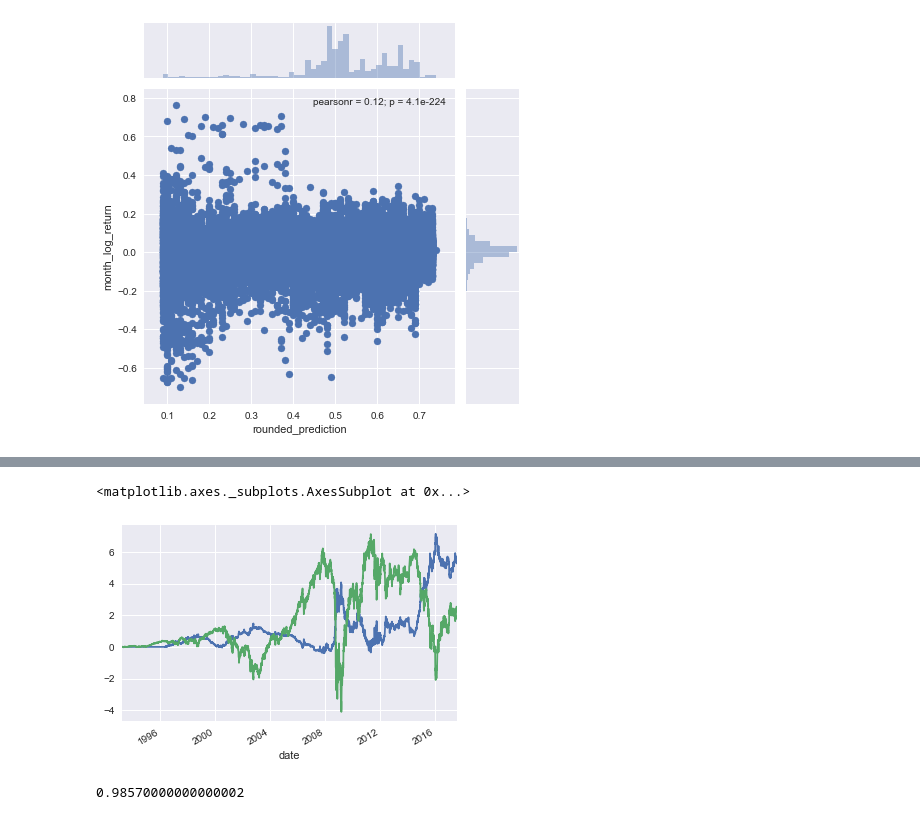
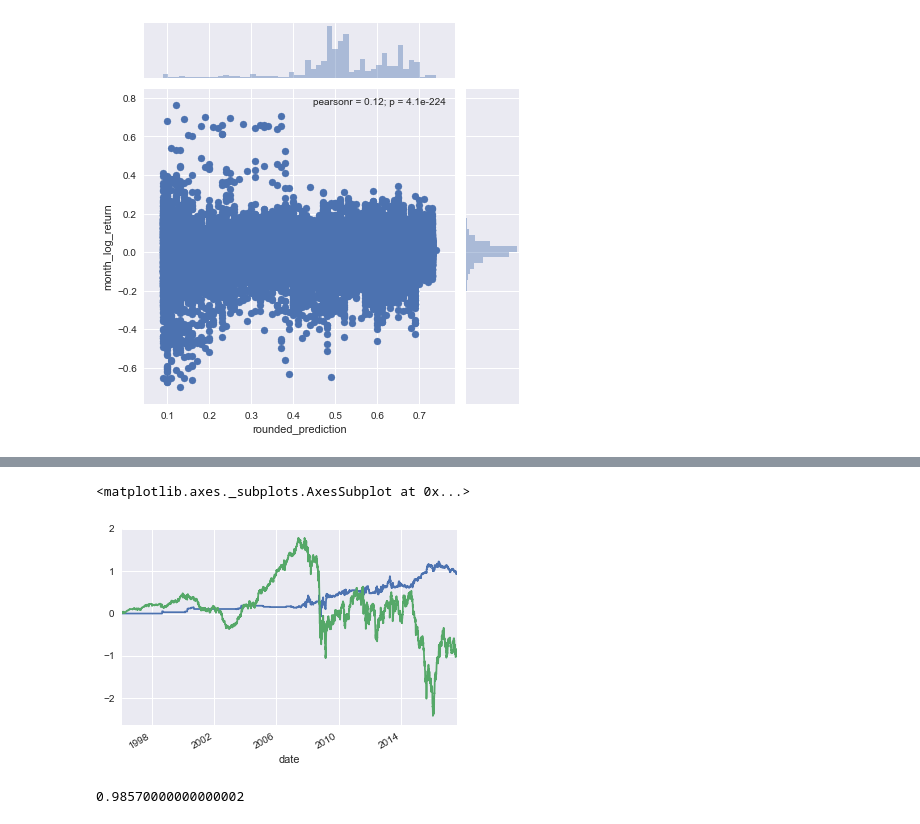
Before and after one commit to bglick13/Bayesian-Stock-Models, a Jupyter notebook: Fuckity Value Solutions.ipynb, the cells around one changed output, grey strips where cells are left out. Cells and saved outputs as stored; diff of their text form; code cells hidden in the pictures.

```diff
--- a/Fuckity Value Solutions.ipynb
+++ b/Fuckity Value Solutions.ipynb
@@ -124,3 +133,10 @@ def vol_category_helper(row, *args):
+# %%
+def beta_helper(row, *args):
+    spy = args[0]
+    try:
+        return (row['corr'] * row['vol']) / spy.loc[row['Date'], 'vol']
+    except KeyError:
+        return np.nan
 # %%
 def build_prices_dfs(tickers, n_categories=3):
     out = dict()
@@ -269,4 +310,4 @@ def calc_prediction_helper(row):
     a = (row.value * trace['a_security'][:, row.security_enc] + trace['b_security'][:, row.security_enc])
     return np.mean(a > 0)
 # %%
-combined['prediction'] = combined.apply(calc_prediction_helper, axis=1)
+test['prediction'] = test.apply(calc_prediction_helper, axis=1)
@@ -273,4 +320,4 @@ combined['prediction'] = combined.apply(calc_prediction_helper, axis=1)
 # %%
-combined['rounded_prediction'] = combined['prediction'].round(2)
-sns.jointplot(combined.groupby('rounded_prediction').mean()['month_log_return'].index, combined.groupby('rounded_prediction').mean()['month_log_return'])
+test['rounded_prediction'] = test['prediction'].round(2)
+sns.jointplot(test.groupby('rounded_prediction').mean()['month_log_return'].index, test.groupby('rounded_prediction').mean()['month_log_return'])
 # %% [output]
@@ -348,0 +428,24 @@ NameError: name 'combined' is not defined
+# %%
+test['position'] = 0
+low_p, high_p = .05, .95
+for key, grp in test.groupby('category'):
+    low, high = 1, 1
+    sharpe = 0.
+    p = 0
+    for _p in np.arange(.05, .5, .05):
+        _low, _high = grp['prediction'].quantile([_p, 1-_p])
+        grp.loc[(grp.prediction >= _high), 'position'] = 1
+        grp.loc[(grp.prediction <= _low), 'position'] = -1
+        grp['bt_return'] = grp['log_return'] * grp['position']
+        _sharpe = eval_sharpe(grp['bt_return'])
+        if  _sharpe > sharpe:
+            p = _p
+            low = _low
+            high = _high
+            sharpe = _sharpe
+    print('Sharpe for category {}: {}'.format(key, sharpe))
+    print('Low p for category {}: {}'.format(key, p))
+    print('High p for category {}: {}\n'.format(key, 1-p))
+
+# test['bt_return'] = test['log_return'] * test['position']
+# test['date'] = test.index
@@ -349,9 +497,9 @@ NameError: name 'combined' is not defined
 # %%
-combined.groupby('date').sum()['bt_return'].cumsum().plot()
-combined.groupby('date').sum()['log_return'].cumsum().plot()
+test.groupby('date').sum()['bt_return'].cumsum().plot()
+test.groupby('date').sum()['log_return'].cumsum().plot()
 # %% [output]
 <matplotlib.axes._subplots.AxesSubplot at 0x...>
-[figure, old version]
+[figure, new version]
 # %%
 # Calculate likelihood of positive forward month returns
 a = (.02 * trace['a_security'][:, 10] + trace['b_security'][:, 10])
```
Also changed, not shown: parts of 23 cells of this notebook, 1 other file.
